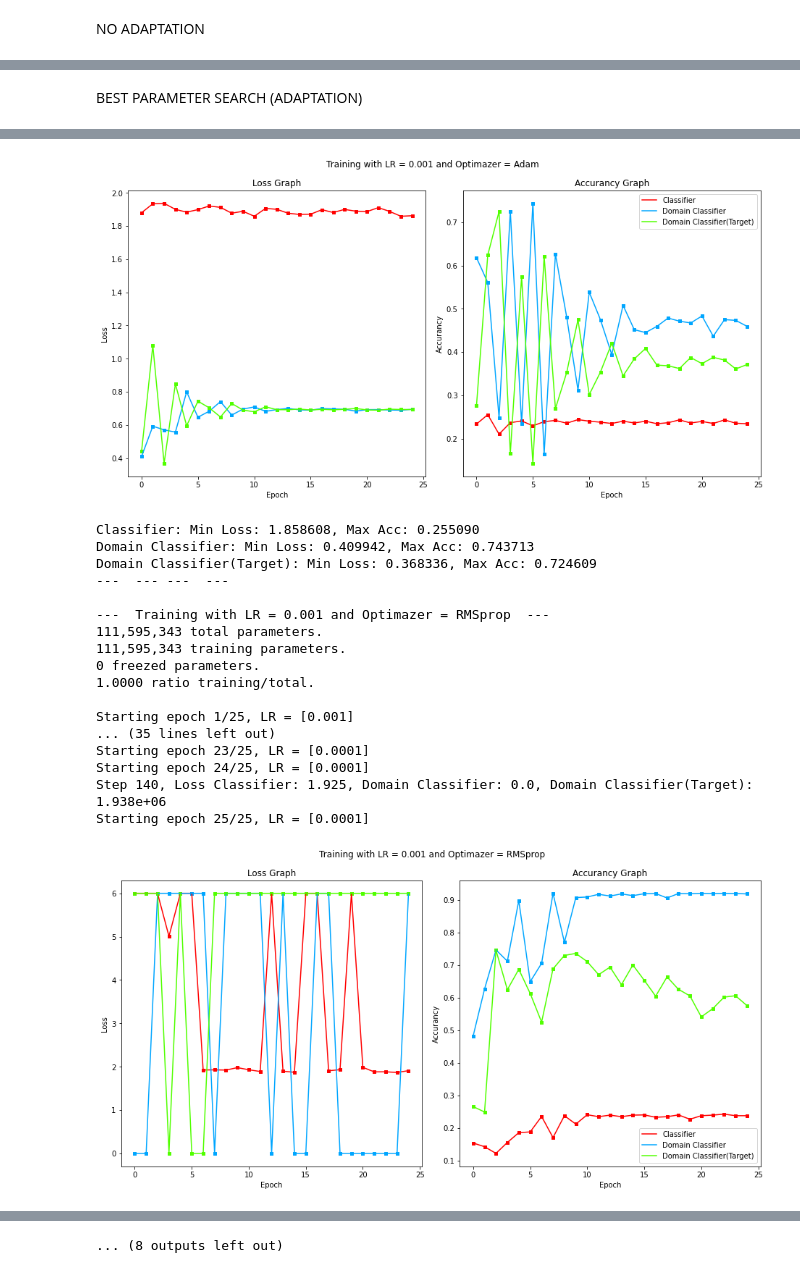
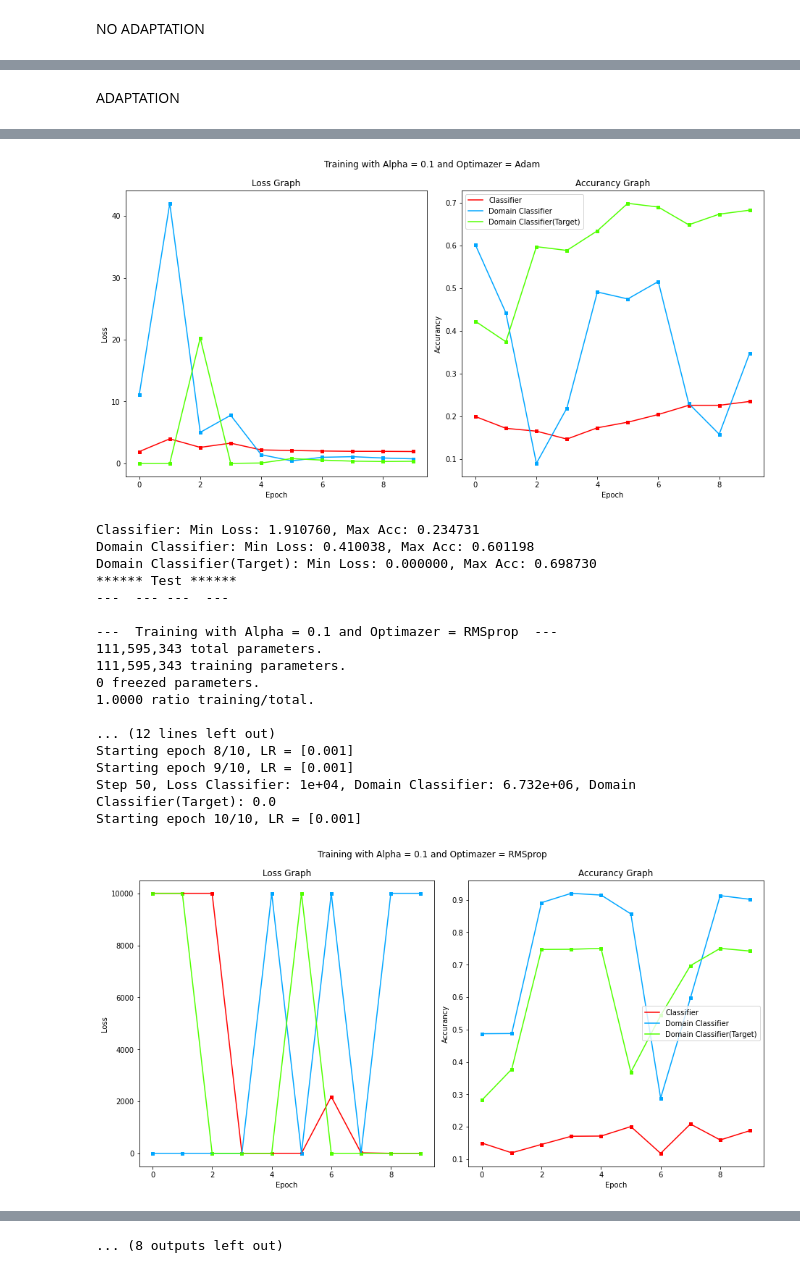
Before and after one commit to MauriVass/MachineLearning-DeepLearningCourse, a Jupyter notebook: HM3/Homework3_MLDL.ipynb, the cells around one changed output, grey strips where cells are left out. Cells and saved outputs as stored; diff of their text form; code cells hidden in the pictures.

```diff
--- a/HM3/Homework3_MLDL.ipynb
+++ b/HM3/Homework3_MLDL.ipynb
@@ -67,7 +67,7 @@ train_transform = transforms.Compose([transforms.Resize(256),      # Resizes sho
 eval_transform = transforms.Compose([transforms.Resize(256),
                                       transforms.CenterCrop(224),
                                       transforms.ToTensor(),
-                                      transforms.Normalize((0.485, 0.456, 0.406), (0.229, 0.224, 0.225))
+                                      transforms.Normalize((0.5, 0.5, 0.5), (0.5, 0.5, 0.5))
 ])
 # %% [markdown]
 **PREPARE DATASET**
@@ -364,3 +455,10 @@ def PlotAccuracyLoss(loss, acc, meta=''):
   if(len(loss)>1):
     print('Domain Classifier: Min Loss: {:.6f}, Max Acc: {:.6f}'.format( min(loss_gd),max(acc_gd) ))
     print('Domain Classifier(Target): Min Loss: {:.6f}, Max Acc: {:.6f}'.format( min(loss_gd_t),max(acc_gd_t) ))
+# %%
+def SampleTarget(step,test_loader=target_dataloader):
+  n_batches = len(test_loader.dataset)//BATCH_SIZE
+
+  if step % n_batches == 0:
+    target_set = iter(test_loader)
+  return iter(test_loader).__next__()
@@ -695,7 +816,7 @@ def SketchHeatMap(scores,trainAcc=False):
 # %% [markdown]
 NO ADAPTATION
 # %%
-NUM_EPOCHS = 25
+NUM_EPOCHS = 15
 lr_values = [0.01, 0.001, 0.00001]
 optimazers = ['Adam','RMSprop','SGD']
 
@@ -721,9 +842,12 @@ for lr in lr_values:
 
     scheduler = optim.lr_scheduler.StepLR(optimizer, step_size=STEP_SIZE, gamma=GAMMA)
 
-    meta_t = 'noAdap lr={}, op={}'.format(lr,op)
+    meta_t = 'noAdap LR={}, op={}'.format(lr,op)
     losses, accuracies = Training(net,meta=meta_t)
     PlotAccuracyLoss(losses,accuracies,meta)
+
+    print('****** Test ******')
+    #acc_test = Test(net,target_dataloader)
 
     scores_noAdap[(lr,op)] = (losses, accuracies)
 
@@ -852,5 +976,5 @@ SketchHeatMap(scores_noAdap)
 # %%
-meta_t = 'noAdap lr={}, op={}'.format(0.00001,'RMSprop')
+meta_t = 'noAdap LR={}, op={}'.format(0.00001,'Adam')
 best_net = torch.load(PATH_MODELS+meta_t+'.pth')
-Test(best_net)
+Test(best_net, target_dataloader)
 # %% [output]
@@ -858,37 +999,40 @@ Test Accuracy: 0.41552734375
-# %% [markdown]
-BEST PARAMETER SEARCH (ADAPTATION)
+# %% [markdown]
+ADAPTATION
 # %%
-NUM_EPOCHS = 25
-lr_values = [0.01, 0.001, 0.00001]
+NUM_EPOCHS = 10
+alpha_values = [0.5, 0.1, 0.01]
 optimazers = ['Adam','RMSprop','SGD']
 
 scores_Adap = {}
-for lr in lr_values:
+for al in alpha_values:
   for op in optimazers:
 
-    meta = 'Training with LR = {} and Optimazer = {}'.format(lr,op)
+    meta = 'Training with Alpha = {} and Optimazer = {}'.format(al,op)
     print('---  {}  ---'.format(meta))
 
-    net = InitializeNet()
+    net = InitializeNet(alpha=al)
     print()
 
     criterion = nn.CrossEntropyLoss()
 
     parameters_to_optimize = net.parameters()
     if(op == 'Adam'):
-      optimizer = optim.Adam(parameters_to_optimize, lr=lr, weight_decay=WEIGHT_DECAY)
+      optimizer = optim.Adam(parameters_to_optimize, lr=LR, weight_decay=WEIGHT_DECAY)
     elif(op == 'RMSprop'):
-      optimizer = optim.RMSprop(parameters_to_optimize, lr=lr, momentum=MOMENTUM, weight_decay=WEIGHT_DECAY)
+      optimizer = optim.RMSprop(parameters_to_optimize, lr=LR, momentum=MOMENTUM, weight_decay=WEIGHT_DECAY)
     else:
-      optimizer = optim.SGD(parameters_to_optimize, lr=lr, momentum=MOMENTUM, weight_decay=WEIGHT_DECAY)
+      optimizer = optim.SGD(parameters_to_optimize, lr=LR, momentum=MOMENTUM, weight_decay=WEIGHT_DECAY)
 
     scheduler = optim.lr_scheduler.StepLR(optimizer, step_size=STEP_SIZE, gamma=GAMMA)
 
-    meta_t = 'Adap lr={}, op={}'.format(lr,op)
+    meta_t = 'Adap al={}, op={}'.format(al,op)
     losses, accuracies = Training(net,True,meta=meta_t)
     PlotAccuracyLoss(losses,accuracies,meta)
 
-    scores_Adap[(lr,op)] = (losses, accuracies)
+    scores_Adap[(al,op)] = (losses, accuracies)
+
+    print('****** Test ******')
+    #_ = Test(net,target_dataloader)
 
     print('---  --- ---  ---')
     print()
@@ -974,19 +1116,19 @@ Starting epoch 25/25, LR = [0.0001]
-[figure, old version]
+[figure, new version]
-Classifier: Min Loss: 1.858608, Max Acc: 0.255090
-Domain Classifier: Min Loss: 0.409942, Max Acc: 0.743713
-Domain Classifier(Target): Min Loss: 0.368336, Max Acc: 0.724609
+Classifier: Min Loss: 1.910760, Max Acc: 0.234731
+Domain Classifier: Min Loss: 0.410038, Max Acc: 0.601198
+Domain Classifier(Target): Min Loss: 0.000000, Max Acc: 0.698730
+****** Test ******
 ---  --- ---  ---
 
----  Training with LR = 0.001 and Optimazer = RMSprop  ---
+---  Training with Alpha = 0.1 and Optimazer = RMSprop  ---
 111,595,343 total parameters.
 111,595,343 training parameters.
 0 freezed parameters.
 1.0000 ratio training/total.
 
-Starting epoch 1/25, LR = [0.001]
-... (35 lines left out)
-Starting epoch 23/25, LR = [0.0001]
-Starting epoch 24/25, LR = [0.0001]
-Step 140, Loss Classifier: 1.925, Domain Classifier: 0.0, Domain Classifier(Target): 1.938e+06
-Starting epoch 25/25, LR = [0.0001]
+... (12 lines left out)
+Starting epoch 8/10, LR = [0.001]
+Starting epoch 9/10, LR = [0.001]
+Step 50, Loss Classifier: 1e+04, Domain Classifier: 6.732e+06, Domain Classifier(Target): 0.0
+Starting epoch 10/10, LR = [0.001]
-[figure, old version]
+[figure, new version]
```
Also changed, not shown: parts of 46 cells of this notebook, 6 other files.
